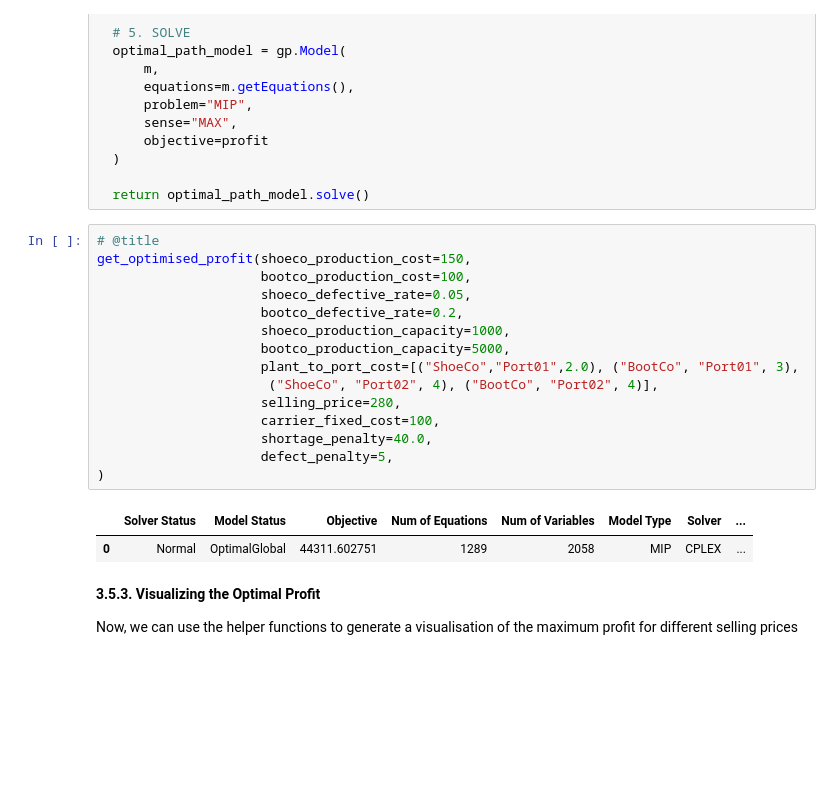
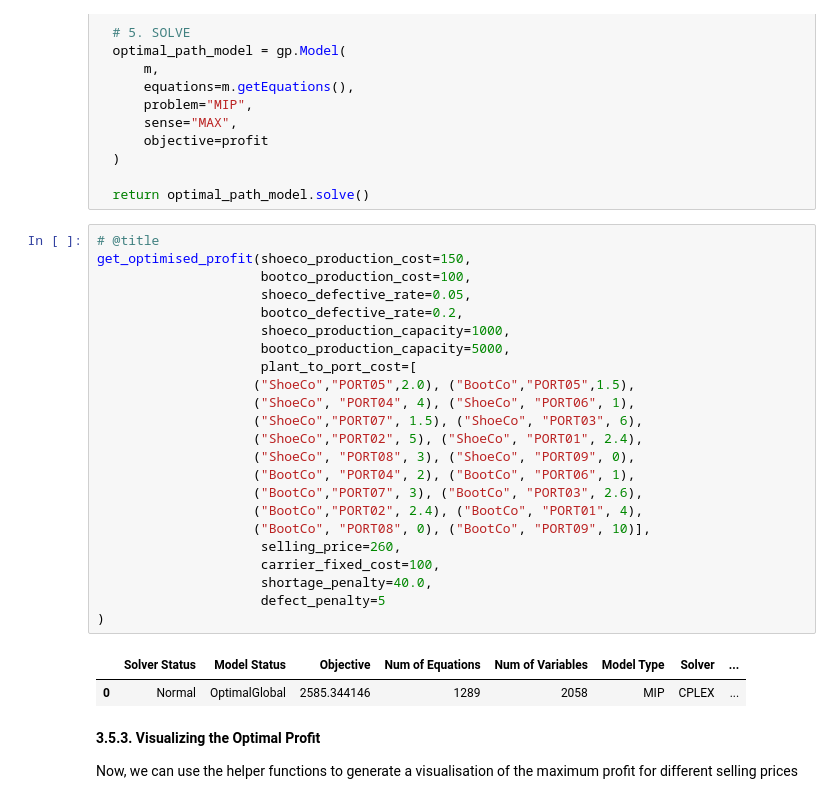
Before and after one commit to ashvin-a/Final-Project-524, a Jupyter notebook: src/main.ipynb, the cells around one changed output. Cells and saved outputs as stored; diff of their text form; blank space fills up the shorter version.

```diff
--- a/src/main.ipynb
+++ b/src/main.ipynb
@@ -1393,21 +1393,29 @@ def get_optimised_profit(shoeco_production_cost: int, bootco_production_cost: in
 # %%
 # @title
 get_optimised_profit(shoeco_production_cost=150,
                      bootco_production_cost=100,
                      shoeco_defective_rate=0.05,
                      bootco_defective_rate=0.2,
                      shoeco_production_capacity=1000,
                      bootco_production_capacity=5000,
-                     plant_to_port_cost=[("ShoeCo","Port01",2.0), ("BootCo", "Port01", 3),
-                      ("ShoeCo", "Port02", 4), ("BootCo", "Port02", 4)],
-                     selling_price=280,
+                     plant_to_port_cost=[
+                    ("ShoeCo","PORT05",2.0), ("BootCo","PORT05",1.5),
+                    ("ShoeCo", "PORT04", 4), ("ShoeCo", "PORT06", 1),
+                    ("ShoeCo","PORT07", 1.5), ("ShoeCo", "PORT03", 6),
+                    ("ShoeCo","PORT02", 5), ("ShoeCo", "PORT01", 2.4),
+                    ("ShoeCo", "PORT08", 3), ("ShoeCo", "PORT09", 0),
+                    ("BootCo", "PORT04", 2), ("BootCo", "PORT06", 1),
+                    ("BootCo","PORT07", 3), ("BootCo", "PORT03", 2.6),
+                    ("BootCo","PORT02", 2.4), ("BootCo", "PORT01", 4),
+                    ("BootCo", "PORT08", 0), ("BootCo", "PORT09", 10)],
+                     selling_price=260,
                      carrier_fixed_cost=100,
                      shortage_penalty=40.0,
-                     defect_penalty=5,
+                     defect_penalty=5
 )
 # %% [output]
 |  | Solver Status | Model Status | Objective | Num of Equations | Num of Variables | Model Type | Solver | ... |
-| 0 | Normal | OptimalGlobal | 44311.602751 | 1289 | 2058 | MIP | CPLEX | ... |
+| 0 | Normal | OptimalGlobal | 2585.344146 | 1289 | 2058 | MIP | CPLEX | ... |
 # %% [markdown]
 **3.5.3. Visualizing the Optimal Profit**
 
```
Also changed, not shown: parts of 6 cells of this notebook.
